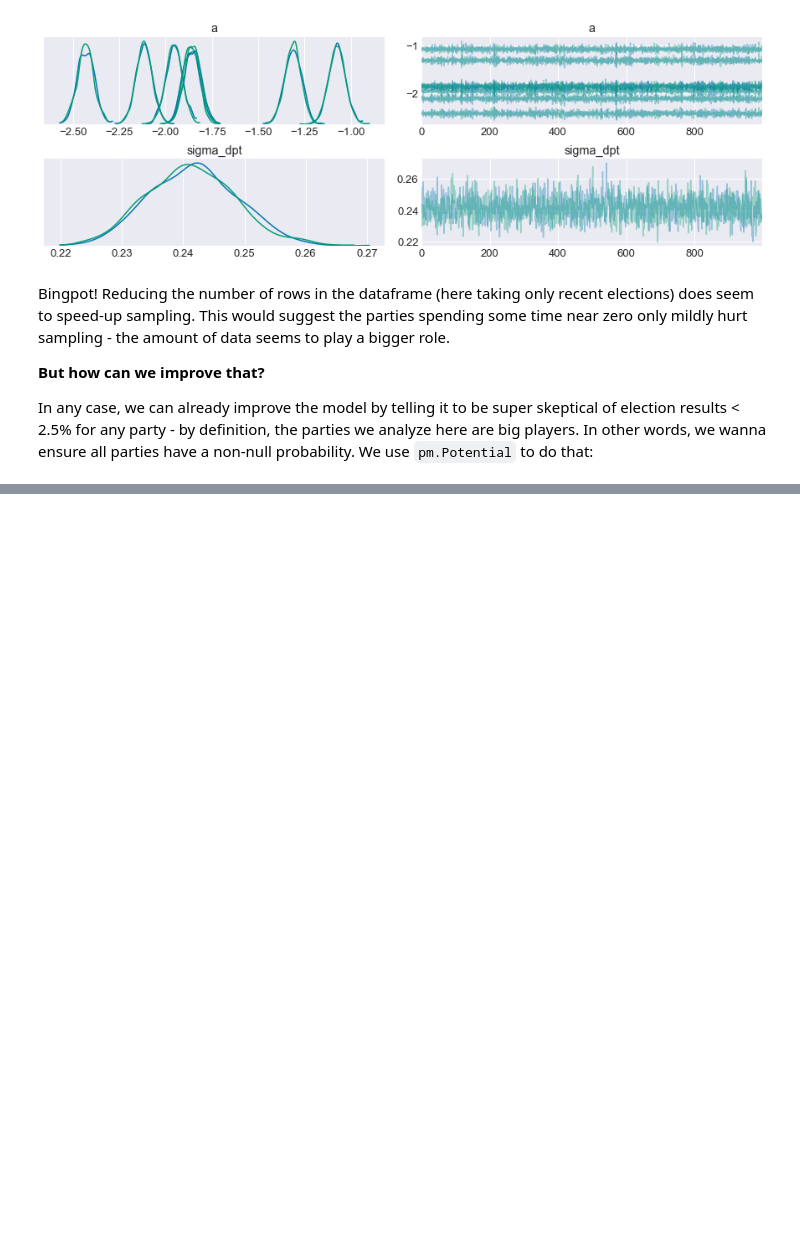
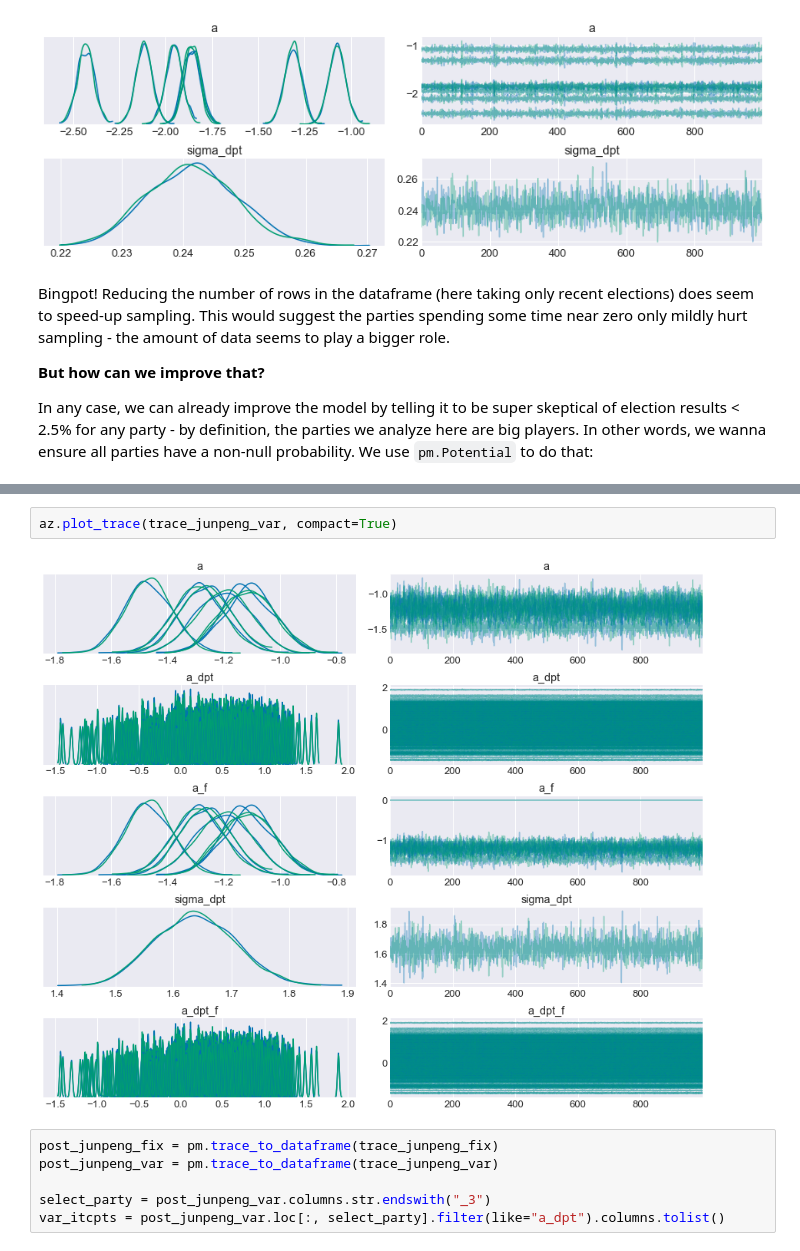
Before and after one commit to pollsposition/models, a Jupyter notebook: fondamentaux/funds2.ipynb, the cells around one changed output, grey strips where cells are left out. Cells and saved outputs as stored; diff of their text form; blank space fills up the shorter version.

```diff
--- a/fondamentaux/funds2.ipynb
+++ b/fondamentaux/funds2.ipynb
@@ -397,0 +666,10 @@ ParallelSamplingError: Bad initial energy
+# %%
+az.plot_trace(trace_junpeng_var, compact=True)
+# %% [output]
+[figure, added]
+# %%
+post_junpeng_fix = pm.trace_to_dataframe(trace_junpeng_fix)
+post_junpeng_var = pm.trace_to_dataframe(trace_junpeng_var)
+
+select_party = post_junpeng_var.columns.str.endswith("_3")
+var_itcpts = post_junpeng_var.loc[:, select_party].filter(like="a_dpt").columns.tolist()
```
Also changed, not shown: parts of 17 cells of this notebook.
